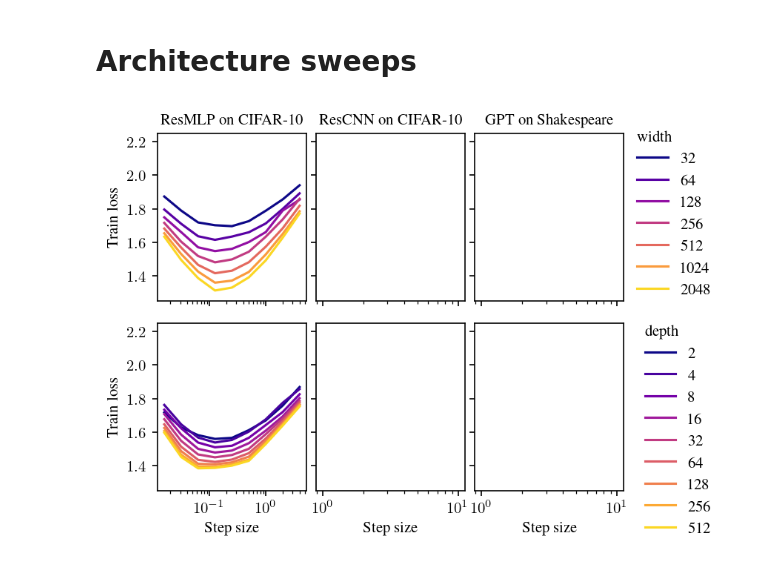
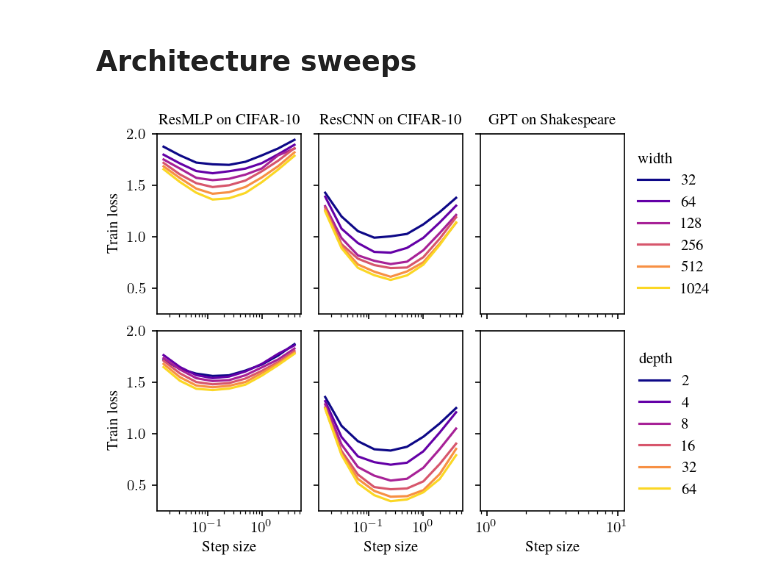
Before and after one commit to youngleox/modula, a Jupyter notebook: figure/plot.ipynb, the cells around one changed output. Saved outputs shown, nothing was run; the diff lists cells and outputs as text; code cells hidden in the pictures.

Commit message:
updates to figures

```diff
--- a/figure/plot.ipynb
+++ b/figure/plot.ipynb
@@ -28,8 +28,7 @@ plt.rcParams['font.family'] = "Times New Roman"
 matplotlib.rcParams['figure.figsize'] = (textwidth := 5.5, 2.0)
 matplotlib.rcParams['figure.dpi'] = 150
 
-colormap = plt.cm.plasma
-colorize = lambda dim_list : [colormap(i) for i in np.linspace(0.0, 0.92, len(dim_list))]
+colorize = lambda dim_list, colormap : [colormap(i) for i in np.linspace(0.0, 0.92, len(dim_list))]
 # %%
 def get_run(dataset, arch, optim, normalize, width, depth, key, verbose=False):
     logdir = os.path.join("..","logs",dataset,arch,optim,normalize,str(width),str(depth))
@@ -70,7 +69,7 @@ fig.set_figheight(4)
 axis = 0
 for normalize in "unnormalize", "normalize":
     for optim in "sgd", "adam":
-        for width, color in zip(width_list, colorize(width_list)):
+        for width, color in zip(width_list, colorize(width_list, plt.cm.plasma)):
             lr_list, result_list = get_run(dataset, arch, optim, normalize, width, this_depth, key)
             axes[0,axis].plot(lr_list, result_list, color=color, label=width)
             axes[0,axis].set_xscale("log")
@@ -78,7 +77,7 @@ for normalize in "unnormalize", "normalize":
             title = "SGD" if optim == "sgd" else "Adam"
             if normalize == "normalize": title = "normed " + title
             axes[0,axis].set_title(title)
-        for depth, color in zip(depth_list, colorize(depth_list)):
+        for depth, color in zip(depth_list, colorize(depth_list, plt.cm.plasma)):
             lr_list, result_list = get_run(dataset, arch, optim, normalize, this_width, depth, key)
             axes[1,axis].plot(lr_list, result_list, color=color, label=depth)
             axes[1,axis].set_xscale("log")
@@ -88,7 +87,7 @@ axes[0,0].set_ylabel("Train loss")
 axes[1,0].set_ylabel("Train loss")
 
 axes[0,3].legend(title="width", bbox_to_anchor=(1.0, 1.10))._legend_box.align = "left"
-axes[1,3].legend(title="depth", bbox_to_anchor=(1.0, 1.07))._legend_box.align = "left"
+axes[1,3].legend(title="depth", bbox_to_anchor=(1.0, 1.08))._legend_box.align = "left"
 
 axes[0,0].set_ylim(1.25,2.25)
 
@@ -100,45 +99,46 @@ plt.show()
 # %% [markdown]
 # Architecture sweeps
 # %%
-width_list = [32, 64, 128, 256, 512, 1024, 2048]; this_depth = 3
-depth_list = [2, 4, 8, 16, 32, 64, 128, 256, 512]; this_width = 128
+width_list = [32, 64, 128, 256, 512, 1024]; this_depth = 3
+depth_list = [2, 4, 8, 16, 32, 64]; this_width = 128
 
 normalize = "normalize"
 key = "train_loss"
+optim = "adam"
 
 fig, axes = plt.subplots(2, 3, sharey=True)
 fig.set_figheight(4)
 
 axis = 0
 for arch, dataset in ("resmlp","cifar10"), ("rescnn", "cifar10"), ("gpt", "shakespeare"):
-    for width, color in zip(width_list, colorize(width_list)):
-        lr_list, result_list = get_run(dataset, arch, optim, normalize, width, this_depth, key)
+    for width, color in zip(width_list, colorize(width_list, plt.cm.plasma)):
+        lr_list, result_list = get_run(dataset, arch, optim, normalize, width, this_depth, key, verbose=False)
         axes[0,axis].plot(lr_list, result_list, color=color, label=width)
         axes[0,axis].set_xscale("log")
         axes[0,axis].set_xticklabels([])
         if arch == "resmlp": title = "ResMLP"
         elif arch == "rescnn": title = "ResCNN"
         elif arch == "gpt": title = "GPT"
         title += " on "
         if dataset == "cifar10": title += "CIFAR-10"
         elif dataset == "shakespeare": title += "Shakespeare"
         axes[0,axis].set_title(title)
-    for depth, color in zip(depth_list, colorize(depth_list)):
-        lr_list, result_list = get_run(dataset, arch, optim, normalize, this_width, depth, key)
+    for depth, color in zip(depth_list, colorize(depth_list, plt.cm.plasma)):
+        lr_list, result_list = get_run(dataset, arch, optim, normalize, this_width, depth, key, verbose=False)
         axes[1,axis].plot(lr_list, result_list, color=color, label=depth)
         axes[1,axis].set_xscale("log")
         axes[1,axis].set_xlabel("Step size")
     axis += 1
 axes[0,0].set_ylabel("Train loss")
 axes[1,0].set_ylabel("Train loss")
 
-axes[0,2].legend(title="width", bbox_to_anchor=(1.68, 1.10))._legend_box.align = "left"
-axes[1,2].legend(title="depth", bbox_to_anchor=(1.68, 1.07))._legend_box.align = "left"
+axes[0,2].legend(title="width", bbox_to_anchor=(1.7,  0.97))._legend_box.align = "left"
+axes[1,2].legend(title="depth", bbox_to_anchor=(1.6,  0.95))._legend_box.align = "left"
 
-axes[0,0].set_ylim(1.25,2.25)
+axes[0,0].set_ylim(0.25,2.0)
 
-plt.tight_layout(pad=0)
+plt.tight_layout(w_pad=0.8, pad=0.0)
 plt.savefig("sweep-arch.pdf", bbox_inches='tight', pad_inches=0)
 plt.show()
 # %% [output]
-[figure, old version]
+[figure, new version]
```
Also changed, not shown: 1 other file.
